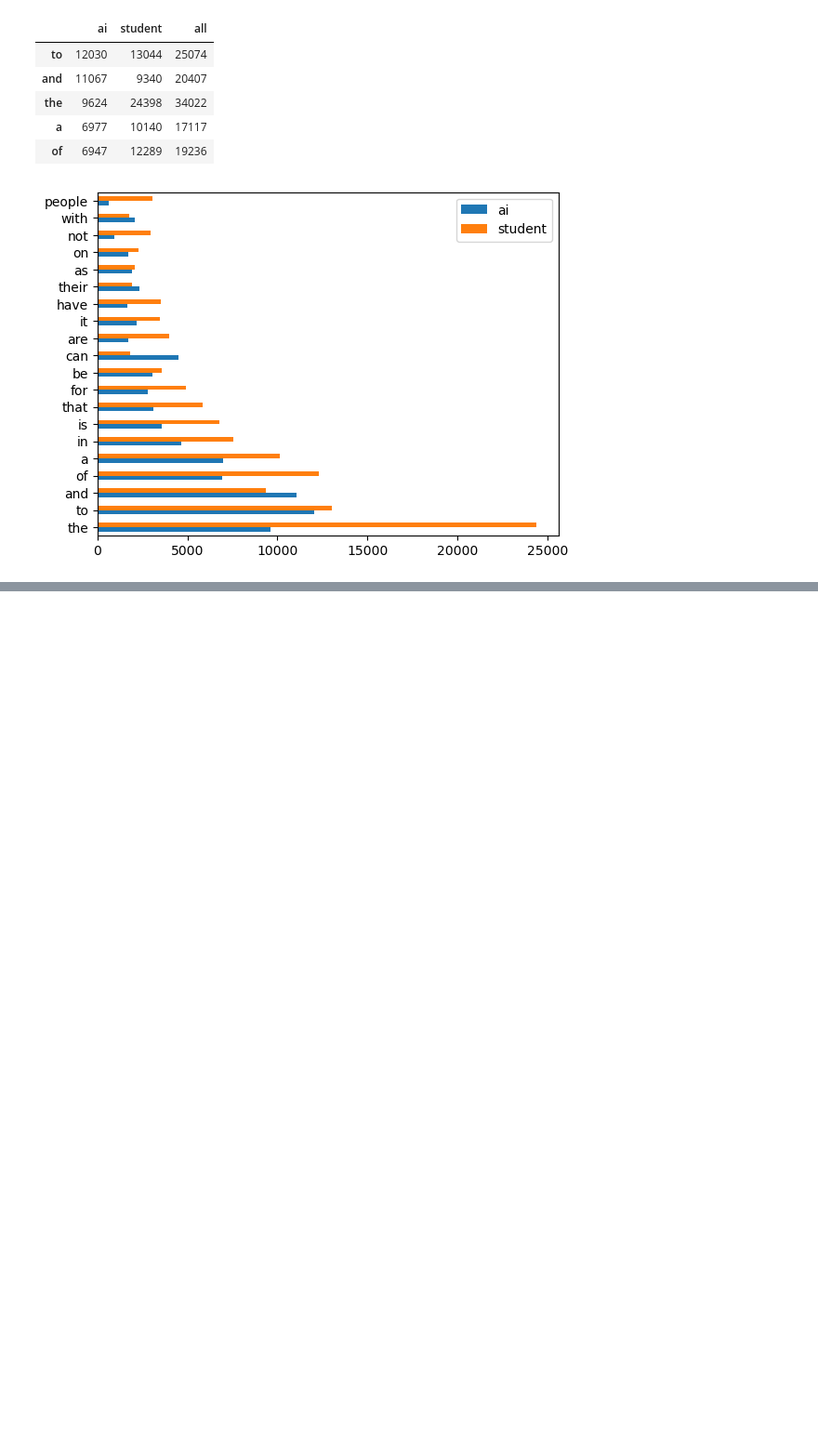
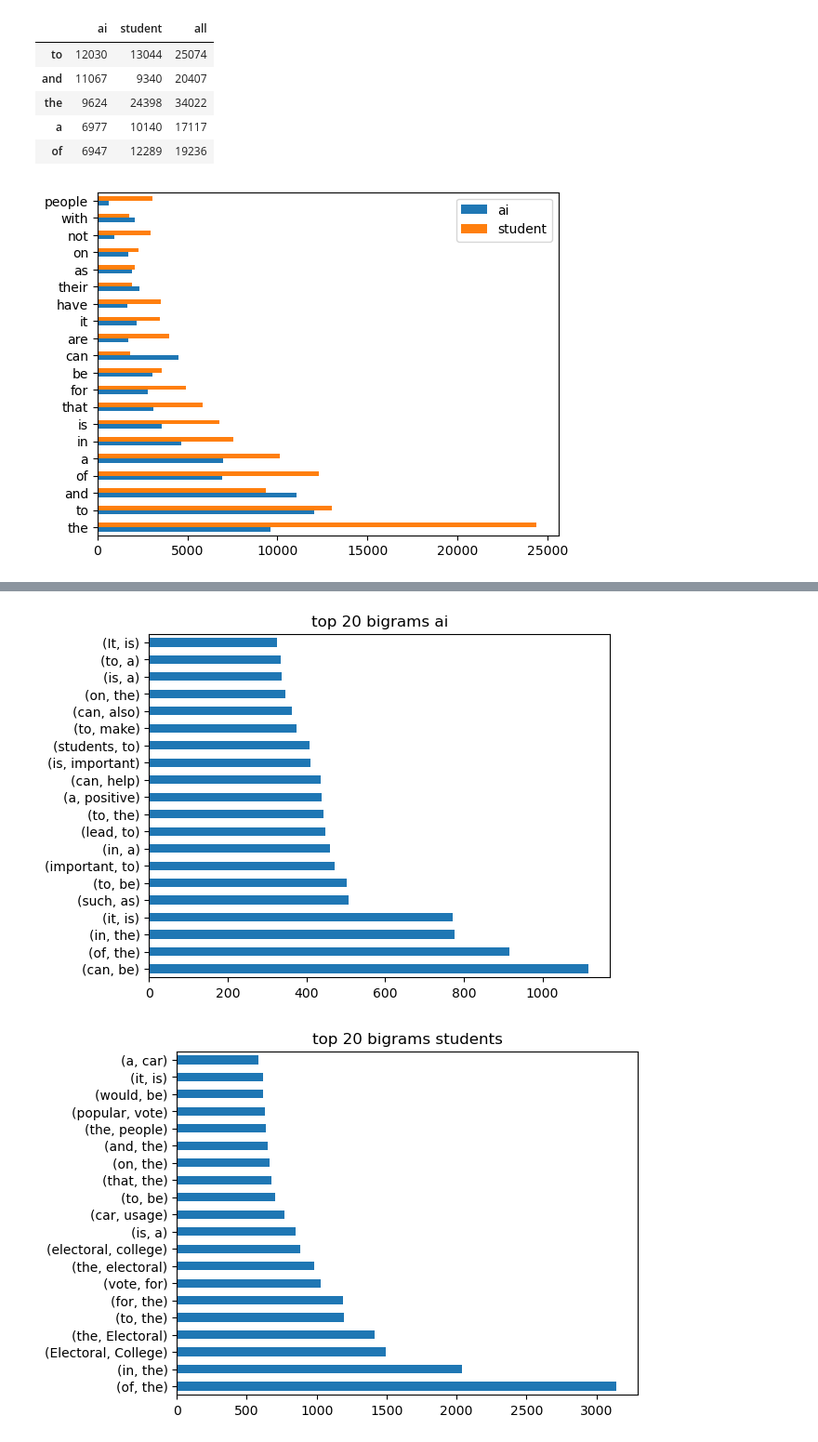
Before and after one commit to Garcia-Burch-NLP/AI-Buster, a Jupyter notebook: Josh/aquire_prep.ipynb, the cells around one changed output, grey strips where cells are left out. Shown at 93% size. Drawn from its saved outputs; the diff is of its cells as text; code cells hidden in the pictures; blank space fills up the shorter version.

```diff
--- a/Josh/aquire_prep.ipynb
+++ b/Josh/aquire_prep.ipynb
@@ -259,0 +179,2 @@ ai_word_list
+# %%
+dif_words = [ai_words, student_words]
@@ -259,0 +183,8 @@ ai_word_list
+# %%
+for i in range(2):
+    pd.Series(nltk.bigrams(dif_words[i])).value_counts().head(20).plot.barh()
+    plt.title(f'top 20 bigrams {titles[i]}')
+    plt.show()
+# %% [output]
+[figure, added]
+[figure, added]
```
Also changed, not shown: parts of 36 cells of this notebook.
